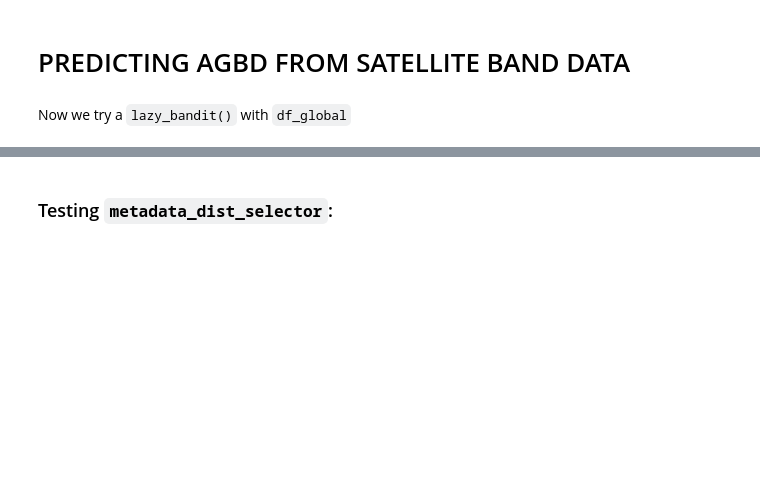
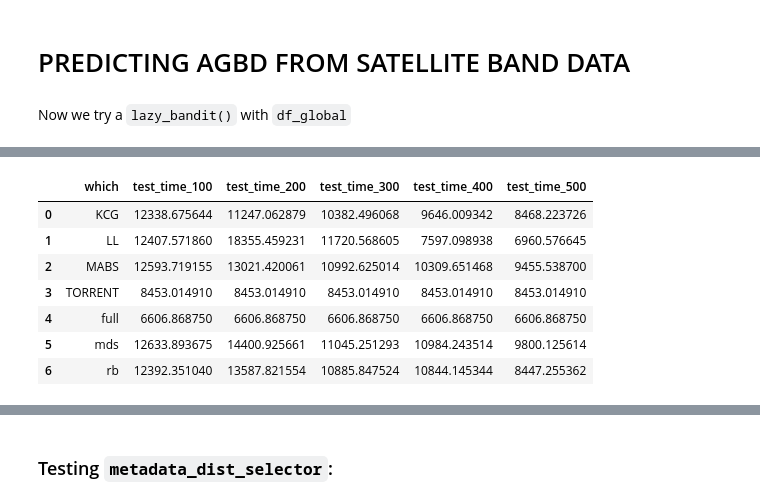
Before and after one commit to PerryChicken1/Master-Thesis, a Jupyter notebook: multi-armed-bandit.ipynb, the cells around one changed output, grey strips where cells are left out. Drawn from its saved outputs; the diff is of its cells as text; code cells hidden in the pictures; blank space fills up the shorter version.

```diff
--- a/multi-armed-bandit.ipynb
+++ b/multi-armed-bandit.ipynb
@@ -169,0 +172,14 @@ ValueError: list.remove(x): x not in list
+# %%
+with open(r"C:\Users\nial\Documents\GitHub\Master-Thesis\Comprehensive Benchmarks\tabulator_test\tabulator_test_tbl_avg.pkl", "rb") as f:
+    tabulator_test = pkl.load(f)
+# %%
+tabulator_test
+# %% [output]
+|  | which | test_time_100 | test_time_200 | test_time_300 | test_time_400 | test_time_500 |
+| 0 | KCG | 12338.675644 | 11247.062879 | 10382.496068 | 9646.009342 | 8468.223726 |
+| 1 | LL | 12407.571860 | 18355.459231 | 11720.568605 | 7597.098938 | 6960.576645 |
+| 2 | MABS | 12593.719155 | 13021.420061 | 10992.625014 | 10309.651468 | 9455.538700 |
+| 3 | TORRENT | 8453.014910 | 8453.014910 | 8453.014910 | 8453.014910 | 8453.014910 |
+| 4 | full | 6606.868750 | 6606.868750 | 6606.868750 | 6606.868750 | 6606.868750 |
+| 5 | mds | 12633.893675 | 14400.925661 | 11045.251293 | 10984.243514 | 9800.125614 |
+| 6 | rb | 12392.351040 | 13587.821554 | 10885.847524 | 10844.145344 | 8447.255362 |
```
Also changed, not shown: parts of 8 cells of this notebook, 12 other files.
